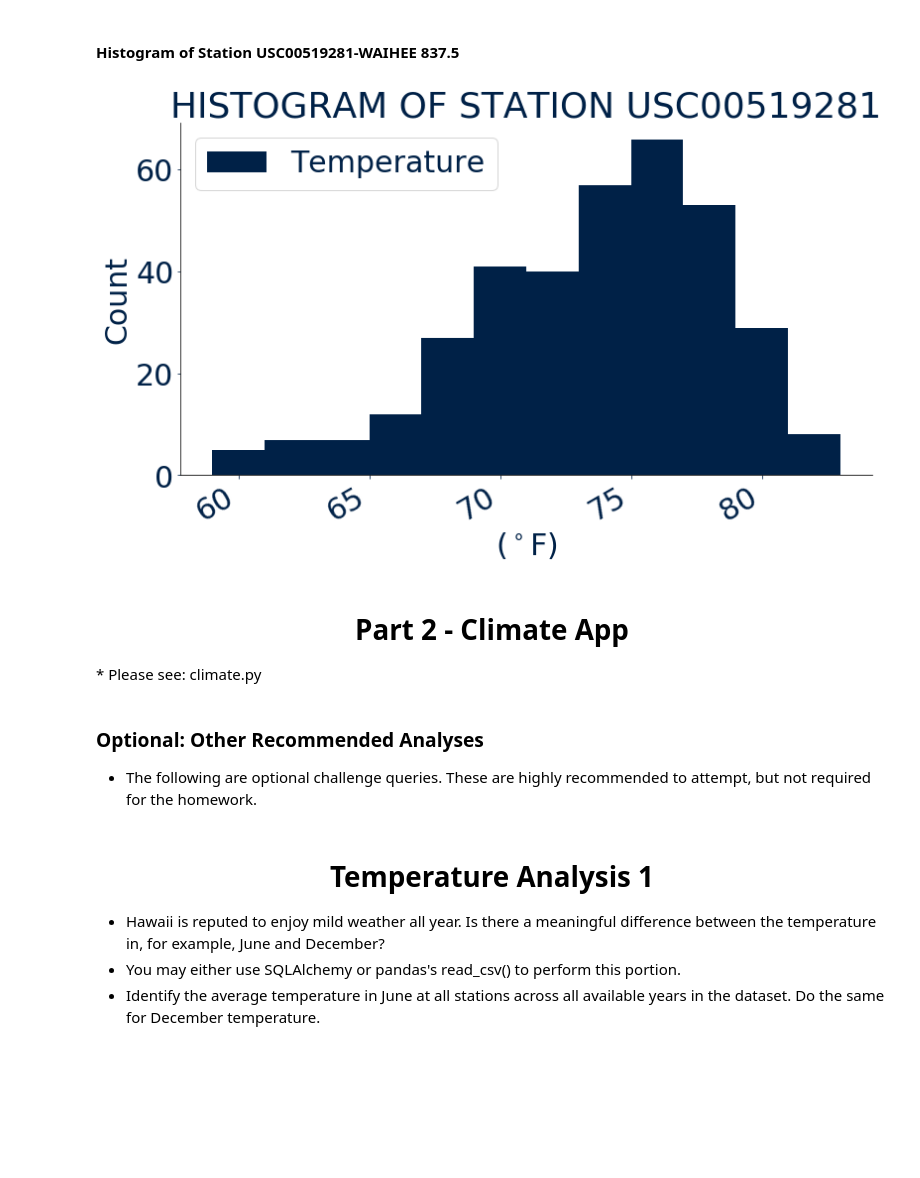
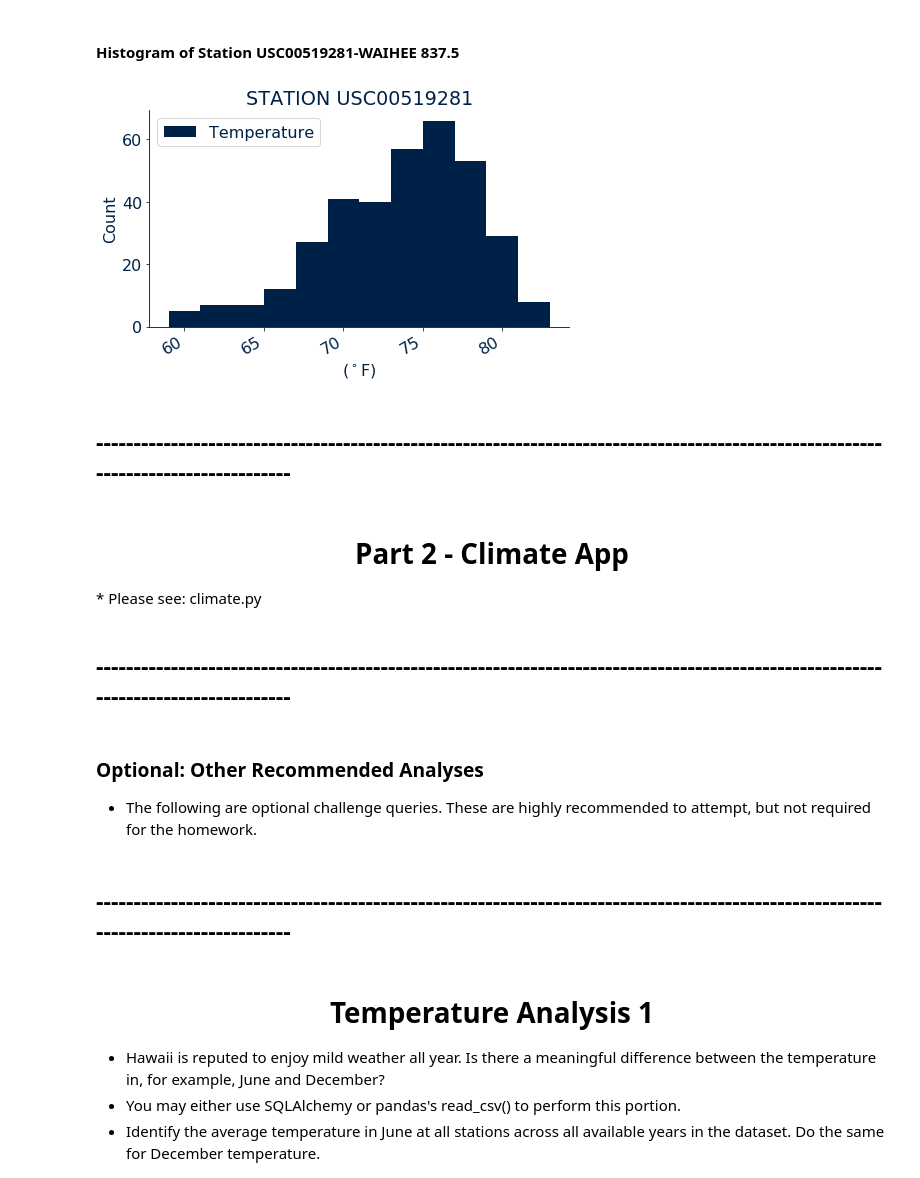
Before and after one commit to TomCallegari/UofT---SCS---Data-Anaytics-Bootcamp, a Jupyter notebook: Week 10 - Advanced Data Storage and Retrieval/Homework/Instructions/ClimatePy.ipynb, the cells around one changed output. Cells and saved outputs as stored; diff of their text form; code cells hidden in the pictures; blank space fills up the shorter version.

```diff
--- a/Week 10 - Advanced Data Storage and Retrieval/Homework/Instructions/ClimatePy.ipynb
+++ b/Week 10 - Advanced Data Storage and Retrieval/Homework/Instructions/ClimatePy.ipynb
@@ -496,50 +509,56 @@ year_station.head()
 # %% [markdown]
 #### Histogram of Station USC00519281-WAIHEE 837.5
 # %%
-plt.rcParams.update({'font.size': 30})
+plt.rcParams.update({'font.size': 16})
 plt.rcParams['axes.axisbelow'] = True
 
 COLOR = '#002147'
 plt.rcParams['text.color'] = COLOR
 plt.rcParams['axes.labelcolor'] = COLOR
 plt.rcParams['xtick.color'] = COLOR
 plt.rcParams['ytick.color'] = COLOR
 plt.rcParams['lines.color'] = COLOR
 plt.rcParams['lines.linewidth'] = 2
 
 
-fig, ax = plt.subplots(1, figsize = [12, 7.5])
+fig, ax = plt.subplots(1, figsize = [7, 4.5])
 
 ax.hist(
     year_station['Temperature'],
     bins = 12,
     color = '#002147',
     lw = 5
 )
 
 ax.spines['top'].set_visible(False)
 ax.spines['right'].set_visible(False)
 
 ax.set_xlabel('($^\circ$F)')
 ax.set_ylabel('Count')
-ax.set_title('HISTOGRAM OF STATION USC00519281')
+ax.set_title('STATION USC00519281')
 
 fig.autofmt_xdate()
 
 plt.legend()
 plt.tight_layout()
 plt.savefig('Histogram of Station USC00519281.png', transparent=True)
 
 plt.show()
 # %% [output]
-[figure, old version]
+[figure, new version]
+# %% [markdown]
+## -----------------------------------------------------------------------------------------------------------------------------------
 # %% [markdown]
 <center><h1>Part 2 - Climate App</center></h1>
 * Please see: climate.py
+# %% [markdown]
+## -----------------------------------------------------------------------------------------------------------------------------------
 # %% [markdown]
 ### Optional: Other Recommended Analyses
 
 * The following are optional challenge queries. These are highly recommended to attempt, but not required for the homework.
+# %% [markdown]
+## -----------------------------------------------------------------------------------------------------------------------------------
 # %% [markdown]
 <center><h1>Temperature Analysis 1</h1></center>
 
```
Also changed, not shown: parts of 43 cells of this notebook, 3 other files.
